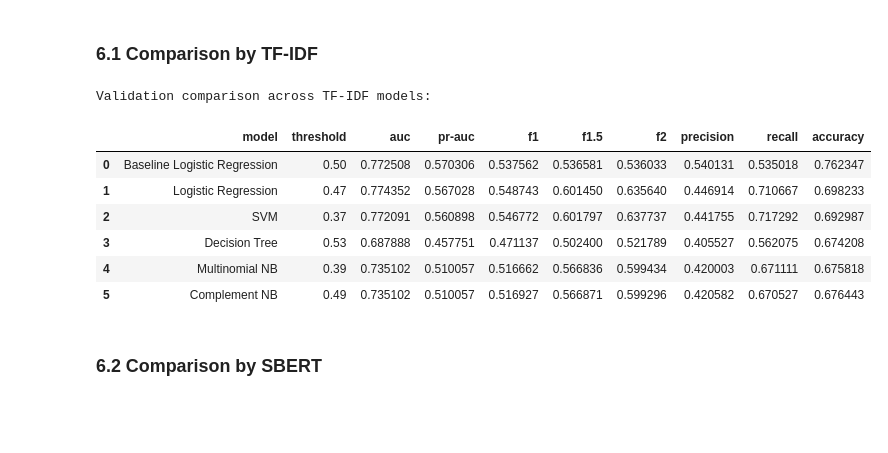
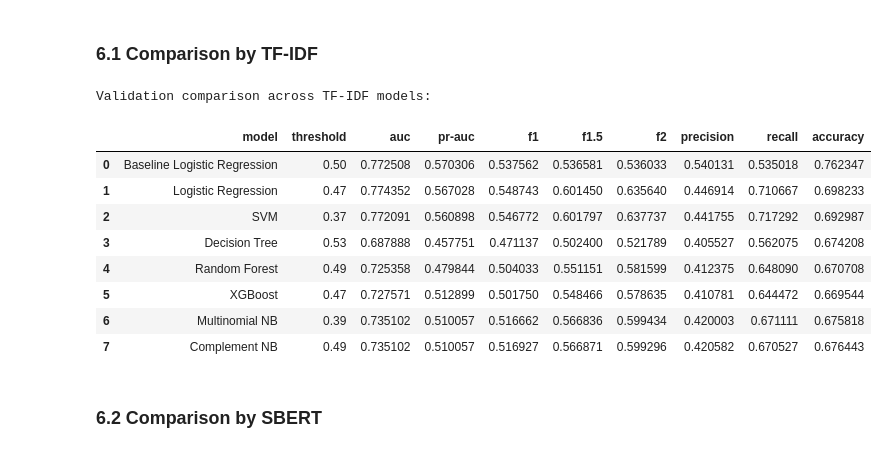
Before and after one commit to lzrcode-816/3244-Group-17-IMDB-Spoiler-Detection, a Jupyter notebook: Group17_ProjectDeSpoiler_Model.ipynb, the cells around one changed output. Saved outputs shown, nothing was run; the diff lists cells and outputs as text; code cells hidden in the pictures; blank space fills up the shorter version.

Commit message:
updated fast rerun settings with the best hyperparameters and added tf idf lemma for test comparison

```diff
--- a/Group17_ProjectDeSpoiler_Model.ipynb
+++ b/Group17_ProjectDeSpoiler_Model.ipynb
@@ -757,17 +758,15 @@ DT_TFIDF_FIXED_THRESHOLD = 0.53
 DT_SBERT_FIXED_PARAMS = [{'max_depth': 10, 'min_samples_split': 10, 'min_samples_leaf': 10, 'ccp_alpha': 0.0}, {'max_depth': 10, 'min_samples_split': 10, 'min_samples_leaf': 10, 'ccp_alpha': 0.0}]
 DT_SBERT_FIXED_THRESHOLD = 0.54
 
-RF_TFIDF_FIXED_PARAMS = [None, None]
-# [{"n_estimators": 100, "max_depth": 20, "min_samples_split": 5, "min_samples_leaf": 2},
-# {"n_estimators": 100, "max_depth": 20, "min_samples_split": 5, "min_samples_leaf": 2},]
-RF_TFIDF_FIXED_THRESHOLD = None
-RF_SBERT_FIXED_PARAMS = [None, None]  # e.g. [{"n_estimators": 100, "max_depth": 20, "min_samples_split": 5, "min_samples_leaf": 2}, {...}]
-RF_SBERT_FIXED_THRESHOLD = None
+RF_TFIDF_FIXED_PARAMS = [{'n_estimators': 100, 'min_samples_split': 5, 'min_samples_leaf': 5, 'max_features': 'sqrt', 'max_depth': 20}, {'n_estimators': 100, 'min_samples_split': 5, 'min_samples_leaf': 5, 'max_features': 'sqrt', 'max_depth': 20}]
+RF_TFIDF_FIXED_THRESHOLD = 0.49
+RF_SBERT_FIXED_PARAMS = [{'n_estimators': 100, 'min_samples_split': 5, 'min_samples_leaf': 5, 'max_features': 'sqrt', 'max_depth': 20}, {'n_estimators': 100, 'min_samples_split': 5, 'min_samples_leaf': 5, 'max_features': 'sqrt', 'max_depth': 20}]
+RF_SBERT_FIXED_THRESHOLD = 0.49
 
-XGB_TFIDF_FIXED_PARAMS = [None, None]  # e.g. [{"n_estimators": 100, "max_depth": 4, "learning_rate": 0.05, "subsample": 0.85, "colsample_bytree": 0.8, "min_child_weight": 1.0}, {...}]
-XGB_TFIDF_FIXED_THRESHOLD = None
-XGB_SBERT_FIXED_PARAMS = [None, None]  # e.g. [{"n_estimators": 200, "max_depth": 6, "learning_rate": 0.03, "subsample": 0.85, "colsample_bytree": 0.8, "min_child_weight": 3.0}, {...}]
-XGB_SBERT_FIXED_THRESHOLD = None
+XGB_TFIDF_FIXED_PARAMS = [{"n_estimators": 50, "max_depth": 4, "learning_rate": 0.1, "subsample": 0.85, "colsample_bytree": 1.0, "min_child_weight": 1.0}, {"n_estimators": 50, "max_depth": 4, "learning_rate": 0.1, "subsample": 0.85, "colsample_bytree": 1.0, "min_child_weight": 1.0}]
+XGB_TFIDF_FIXED_THRESHOLD = 0.47
+XGB_SBERT_FIXED_PARAMS = [{"n_estimators": 50, "max_depth": 4, "learning_rate": 0.1, "subsample": 0.85, "colsample_bytree": 1.0, "min_child_weight": 1.0}, {"n_estimators": 50, "max_depth": 4, "learning_rate": 0.1, "subsample": 0.85, "colsample_bytree": 1.0, "min_child_weight": 1.0}]
+XGB_SBERT_FIXED_THRESHOLD = 0.53
 
 # Naive Bayes
 MNB_TFIDF_FIXED_ALPHA = 0.0001
@@ -5182,30 +5323,30 @@ validation_tfidf_comparison_rows = [
         "recall": dt_tfidf_validation_summary_selected_threshold.iloc[0]["recall"],
         "accuracy": dt_tfidf_validation_summary_selected_threshold.iloc[0]["accuracy"],
     },
-    # {
-    #     "model": "Random Forest",
-    #     "threshold": rf_tfidf_best_threshold,
-    #     "auc": rf_tfidf_validation_summary_selected_threshold.iloc[0]["auc"],
-    #     "pr-auc": rf_tfidf_validation_summary_selected_threshold.iloc[0]["average_precision"],
-    #     "f1": rf_tfidf_validation_summary_selected_threshold.iloc[0]["f1"],
-    #     "f1.5": rf_tfidf_validation_summary_selected_threshold.iloc[0]["f1.5"],
-    #     "f2": rf_tfidf_validation_summary_selected_threshold.iloc[0]["f2"],
-    #     "precision": rf_tfidf_validation_summary_selected_threshold.iloc[0]["precision"],
-    #     "recall": rf_tfidf_validation_summary_selected_threshold.iloc[0]["recall"],
-    #     "accuracy": rf_tfidf_validation_summary_selected_threshold.iloc[0]["accuracy"],
-    # },
-    # {
-    #     "model": "XGBoost",
-    #     "threshold": xgb_tfidf_best_threshold,
-    #     "auc": xgb_tfidf_validation_summary_selected_threshold.iloc[0]["auc"],
-    #     "pr-auc": xgb_tfidf_validation_summary_selected_threshold.iloc[0]["average_precision"],
-    #     "f1": xgb_tfidf_validation_summary_selected_threshold.iloc[0]["f1"],
-    #     "f1.5": xgb_tfidf_validation_summary_selected_threshold.iloc[0]["f1.5"],
-    #     "f2": xgb_tfidf_validation_summary_selected_threshold.iloc[0]["f2"],
-    #     "precision": xgb_tfidf_validation_summary_selected_threshold.iloc[0]["precision"],
-    #     "recall": xgb_tfidf_validation_summary_selected_threshold.iloc[0]["recall"],
-    #     "accuracy": xgb_tfidf_validation_summary_selected_threshold.iloc[0]["accuracy"],
-    # },
+    {
+        "model": "Random Forest",
+        "threshold": rf_tfidf_best_threshold,
+        "auc": rf_tfidf_validation_summary_selected_threshold.iloc[0]["auc"],
+        "pr-auc": rf_tfidf_validation_summary_selected_threshold.iloc[0]["average_precision"],
+        "f1": rf_tfidf_validation_summary_selected_threshold.iloc[0]["f1"],
+        "f1.5": rf_tfidf_validation_summary_selected_threshold.iloc[0]["f1.5"],
+        "f2": rf_tfidf_validation_summary_selected_threshold.iloc[0]["f2"],
+        "precision": rf_tfidf_validation_summary_selected_threshold.iloc[0]["precision"],
+        "recall": rf_tfidf_validation_summary_selected_threshold.iloc[0]["recall"],
+        "accuracy": rf_tfidf_validation_summary_selected_threshold.iloc[0]["accuracy"],
+    },
+    {
+        "model": "XGBoost",
+        "threshold": xgb_tfidf_best_threshold,
+        "auc": xgb_tfidf_validation_summary_selected_threshold.iloc[0]["auc"],
+        "pr-auc": xgb_tfidf_validation_summary_selected_threshold.iloc[0]["average_precision"],
+        "f1": xgb_tfidf_validation_summary_selected_threshold.iloc[0]["f1"],
+        "f1.5": xgb_tfidf_validation_summary_selected_threshold.iloc[0]["f1.5"],
+        "f2": xgb_tfidf_validation_summary_selected_threshold.iloc[0]["f2"],
+        "precision": xgb_tfidf_validation_summary_selected_threshold.iloc[0]["precision"],
+        "recall": xgb_tfidf_validation_summary_selected_threshold.iloc[0]["recall"],
+        "accuracy": xgb_tfidf_validation_summary_selected_threshold.iloc[0]["accuracy"],
+    },
     {
         "model": "Multinomial NB",
         "threshold": mnb_tfidf_best_threshold,
@@ -5218,35 +5359,37 @@ validation_tfidf_comparison_rows = [
         "recall": mnb_tfidf_validation_summary_selected_threshold.iloc[0]["recall"],
         "accuracy": mnb_tfidf_validation_summary_selected_threshold.iloc[0]["accuracy"],
     },
     {
         "model": "Complement NB",
         "threshold": cnb_tfidf_best_threshold,
         "auc": cnb_tfidf_validation_summary_selected_threshold.iloc[0]["auc"],
         "pr-auc": cnb_tfidf_validation_summary_selected_threshold.iloc[0]["average_precision"],
         "f1": cnb_tfidf_validation_summary_selected_threshold.iloc[0]["f1"],
         "f1.5": cnb_tfidf_validation_summary_selected_threshold.iloc[0]["f1.5"],
         "f2": cnb_tfidf_validation_summary_selected_threshold.iloc[0]["f2"],
         "precision": cnb_tfidf_validation_summary_selected_threshold.iloc[0]["precision"],
         "recall": cnb_tfidf_validation_summary_selected_threshold.iloc[0]["recall"],
         "accuracy": cnb_tfidf_validation_summary_selected_threshold.iloc[0]["accuracy"],
     },
 ]
 
 validation_tfidf_comparison_df = pd.DataFrame(validation_tfidf_comparison_rows)
 
 print("Validation comparison across TF-IDF models:")
 display(
     validation_tfidf_comparison_df[["model", "threshold"] + validation_tfidf_metric_cols].round(6)
 )
 # %% [output]
 Validation comparison across TF-IDF models:
 |  | model | threshold | auc | pr-auc | f1 | f1.5 | f2 | precision | recall | accuracy |
 | 0 | Baseline Logistic Regression | 0.50 | 0.772508 | 0.570306 | 0.537562 | 0.536581 | 0.536033 | 0.540131 | 0.535018 | 0.762347 |
 | 1 | Logistic Regression | 0.47 | 0.774352 | 0.567028 | 0.548743 | 0.601450 | 0.635640 | 0.446914 | 0.710667 | 0.698233 |
 | 2 | SVM | 0.37 | 0.772091 | 0.560898 | 0.546772 | 0.601797 | 0.637737 | 0.441755 | 0.717292 | 0.692987 |
 | 3 | Decision Tree | 0.53 | 0.687888 | 0.457751 | 0.471137 | 0.502400 | 0.521789 | 0.405527 | 0.562075 | 0.674208 |
-| 4 | Multinomial NB | 0.39 | 0.735102 | 0.510057 | 0.516662 | 0.566836 | 0.599434 | 0.420003 | 0.671111 | 0.675818 |
-| 5 | Complement NB | 0.49 | 0.735102 | 0.510057 | 0.516927 | 0.566871 | 0.599296 | 0.420582 | 0.670527 | 0.676443 |
+| 4 | Random Forest | 0.49 | 0.725358 | 0.479844 | 0.504033 | 0.551151 | 0.581599 | 0.412375 | 0.648090 | 0.670708 |
+| 5 | XGBoost | 0.47 | 0.727571 | 0.512899 | 0.501750 | 0.548466 | 0.578635 | 0.410781 | 0.644472 | 0.669544 |
+| 6 | Multinomial NB | 0.39 | 0.735102 | 0.510057 | 0.516662 | 0.566836 | 0.599434 | 0.420003 | 0.671111 | 0.675818 |
+| 7 | Complement NB | 0.49 | 0.735102 | 0.510057 | 0.516927 | 0.566871 | 0.599296 | 0.420582 | 0.670527 | 0.676443 |
 # %% [markdown]
 ### 6.2 Comparison by SBERT
 # %%
```
Also changed, not shown: parts of 19 cells of this notebook.
